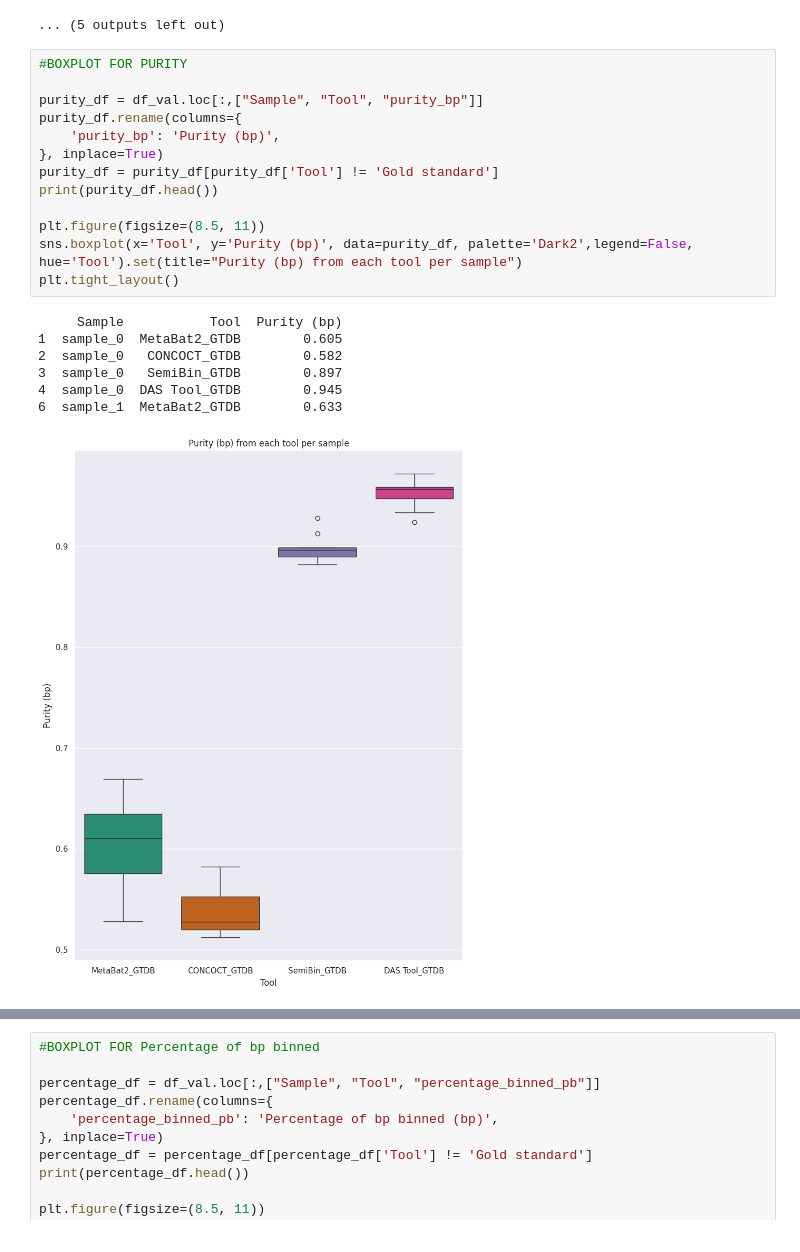
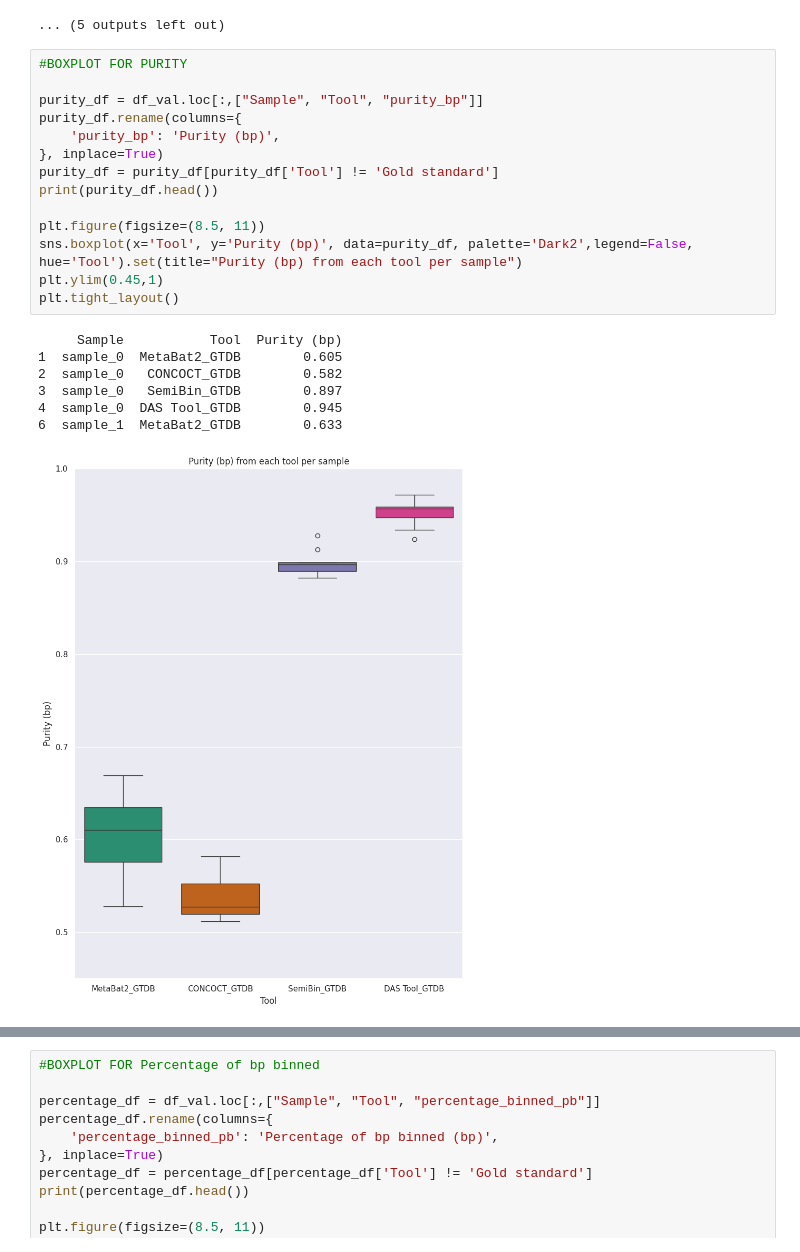
Before and after one commit to SantaMcCloud/Thesis, a Jupyter notebook: jupyternotebooks/plots.ipynb, the cells around one changed output, grey strips where cells are left out. Cells and saved outputs as stored; diff of their text form.

```diff
--- a/jupyternotebooks/plots.ipynb
+++ b/jupyternotebooks/plots.ipynb
@@ -227,24 +227,25 @@ Index(['Sample', 'Tool', 'Contamination', '> 50% completeness',
 # %%
 #BOXPLOT FOR PURITY
 
 purity_df = df_val.loc[:,["Sample", "Tool", "purity_bp"]]
 purity_df.rename(columns={
     'purity_bp': 'Purity (bp)',
 }, inplace=True)
 purity_df = purity_df[purity_df['Tool'] != 'Gold standard']
 print(purity_df.head())
 
 plt.figure(figsize=(8.5, 11))
 sns.boxplot(x='Tool', y='Purity (bp)', data=purity_df, palette='Dark2',legend=False, hue='Tool').set(title="Purity (bp) from each tool per sample")
+plt.ylim(0.45,1)
 plt.tight_layout()
 # %% [output]
      Sample           Tool  Purity (bp)
 1  sample_0  MetaBat2_GTDB        0.605
 2  sample_0   CONCOCT_GTDB        0.582
 3  sample_0   SemiBin_GTDB        0.897
 4  sample_0  DAS Tool_GTDB        0.945
 6  sample_1  MetaBat2_GTDB        0.633
-[figure, old version]
+[figure, new version]
 # %%
 #BOXPLOT FOR COMPLETENESS
 
```
Also changed, not shown: parts of 2 cells of this notebook, 10 other files.
